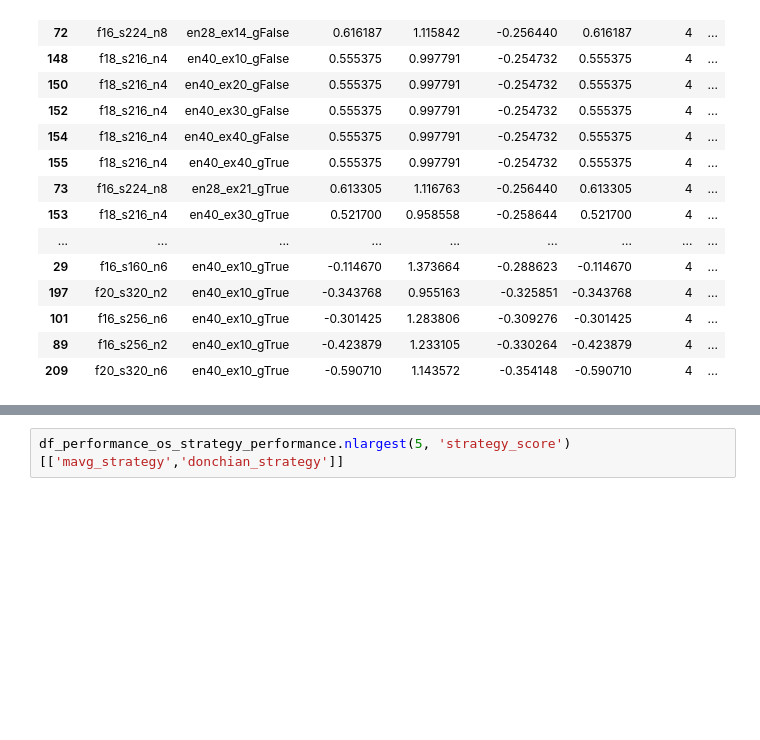
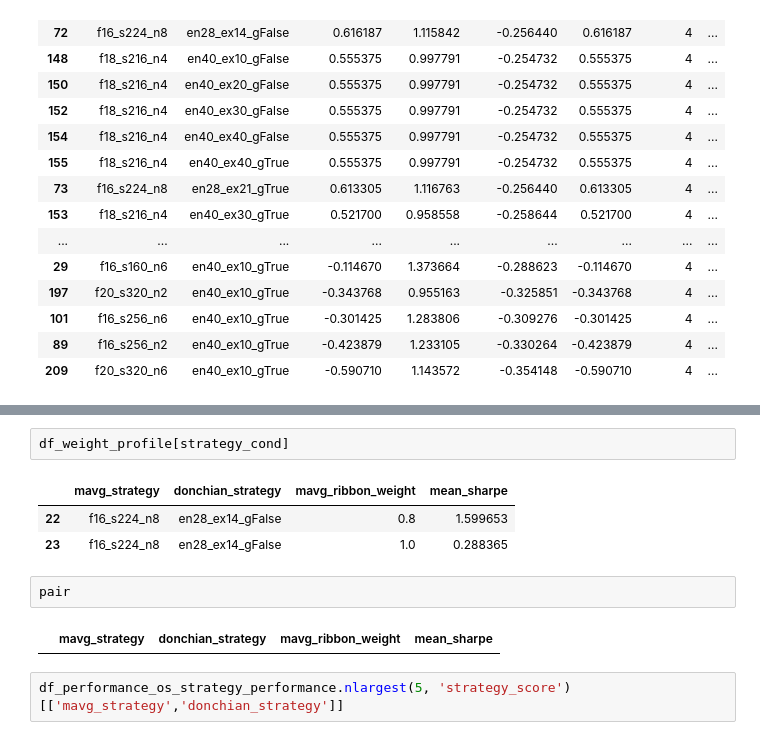
Before and after one commit to adheerchauhan/trend_following, a Jupyter notebook: Trend_Following_Parameter_Optimization_5.ipynb, the cells around one changed output, grey strips where cells are left out. Drawn from its saved outputs; the diff is of its cells as text; blank space fills up the shorter version.

```diff
--- a/Trend_Following_Parameter_Optimization_5.ipynb
+++ b/Trend_Following_Parameter_Optimization_5.ipynb
@@ -919,3 +1036,13 @@ df_performance_os_strategy_performance.sort_values('strategy_score', ascending=F
+# %%
+df_weight_profile[strategy_cond]
+# %% [output]
+|  | mavg_strategy | donchian_strategy | mavg_ribbon_weight | mean_sharpe |
+| 22 | f16_s224_n8 | en28_ex14_gFalse | 0.8 | 1.599653 |
+| 23 | f16_s224_n8 | en28_ex14_gFalse | 1.0 | 0.288365 |
+# %%
+pair
+# %% [output]
+|  | mavg_strategy | donchian_strategy | mavg_ribbon_weight | mean_sharpe |
 # %%
 df_performance_os_strategy_performance.nlargest(5, 'strategy_score')[['mavg_strategy','donchian_strategy']]
 # %% [output]
```
Also changed, not shown: parts of 23 cells of this notebook.
